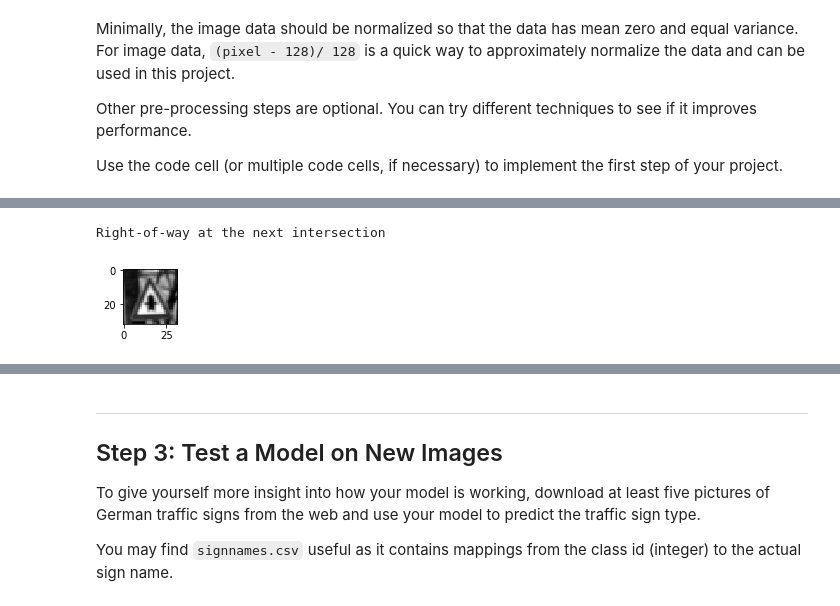
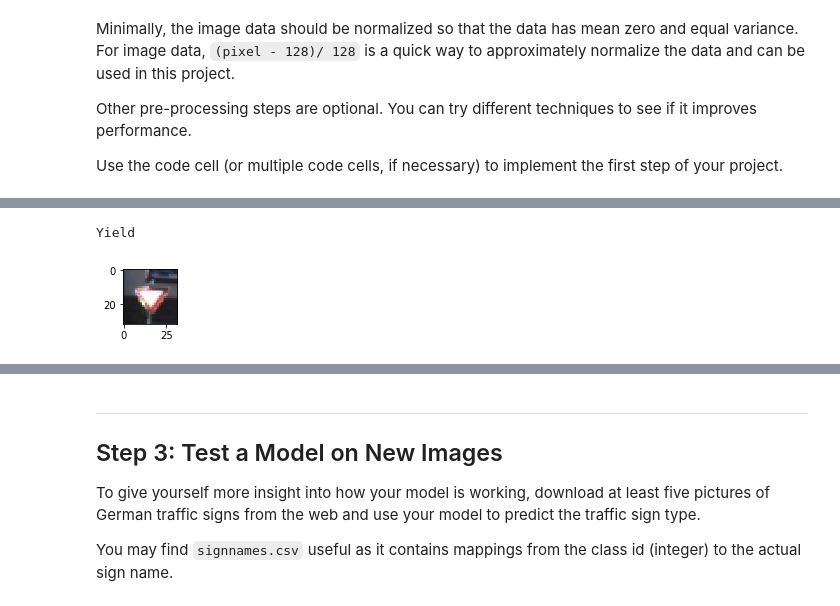
Before and after one commit to jazzTheJackRabbit/p2_traffic_sign_classifier, a Jupyter notebook: sdcp2.ipynb, the cells around one changed output, grey strips where cells are left out. Cells and saved outputs as stored; diff of their text form; code cells hidden in the pictures.

```diff
--- a/sdcp2.ipynb
+++ b/sdcp2.ipynb
@@ -202,0 +181,13 @@ array([[[[ 28,  25,  24],
+# %%
+datasets = reload_data()
+X_train, y_train = datasets['train']
+X_valid, y_valid = datasets['valid']
+X_test, y_test = datasets['test']
+
+# X_train = convert_dataset_to_gray(X_train)
+# X_test = convert_dataset_to_gray(X_test)
+# X_valid = convert_dataset_to_gray(X_valid)
+
+# X_train = normalize(X_train)
+# X_test = normalize(X_test)
+# X_valid = normalize(X_valid)
@@ -202,0 +196,22 @@ array([[[[ 28,  25,  24],
+# %%
+def rebalance_dataset(X_train, y_train):
+    register = {}
+    for i in range(0, 43):
+        register[i] = []
+
+    for i in range(0, len(y_train)):
+        register[y_train[i]].append(i)
+
+    for j in range(0,len(np.bincount(y_train))):
+        class_count = np.bincount(y_train)[j]
+        count_diff = int(class_count - np.bincount(y_train).max())
+        random_class_image_indices = []
+        if count_diff < 0:
+            for i in range(0, abs(count_diff)):
+                random_class_image_indices.append(register[j][random.randrange(0,class_count)])
+            X_train = np.append(X_train, X_train[random_class_image_indices], axis=0)
+            y_train = np.append(y_train, y_train[random_class_image_indices], axis=0)
+
+    return X_train, y_train
+# %%
+X_train, y_train = rebalance_dataset(X_train, y_train)
@@ -203,19 +240,11 @@ array([[[[ 28,  25,  24],
 # %%
-X_train = convert_dataset_to_gray(X_train)
-X_test = convert_dataset_to_gray(X_test)
-X_valid = convert_dataset_to_gray(X_valid)
-
-# X_train = normalize(X_train)
-# X_test = normalize(X_test)
-# X_valid = normalize(X_valid)
-
 from sklearn.utils import shuffle
 X_train, y_train = shuffle(X_train, y_train)
 
 index = random.randint(0, len(X_train))
 show_image(X_train[index])
 print(signnames[y_train[index]])
 ### Model Architecture
 # %% [output]
-Right-of-way at the next intersection
+Yield
-[figure, old version]
+[figure, new version]
```
Also changed, not shown: parts of 21 cells of this notebook, 3 other files.
